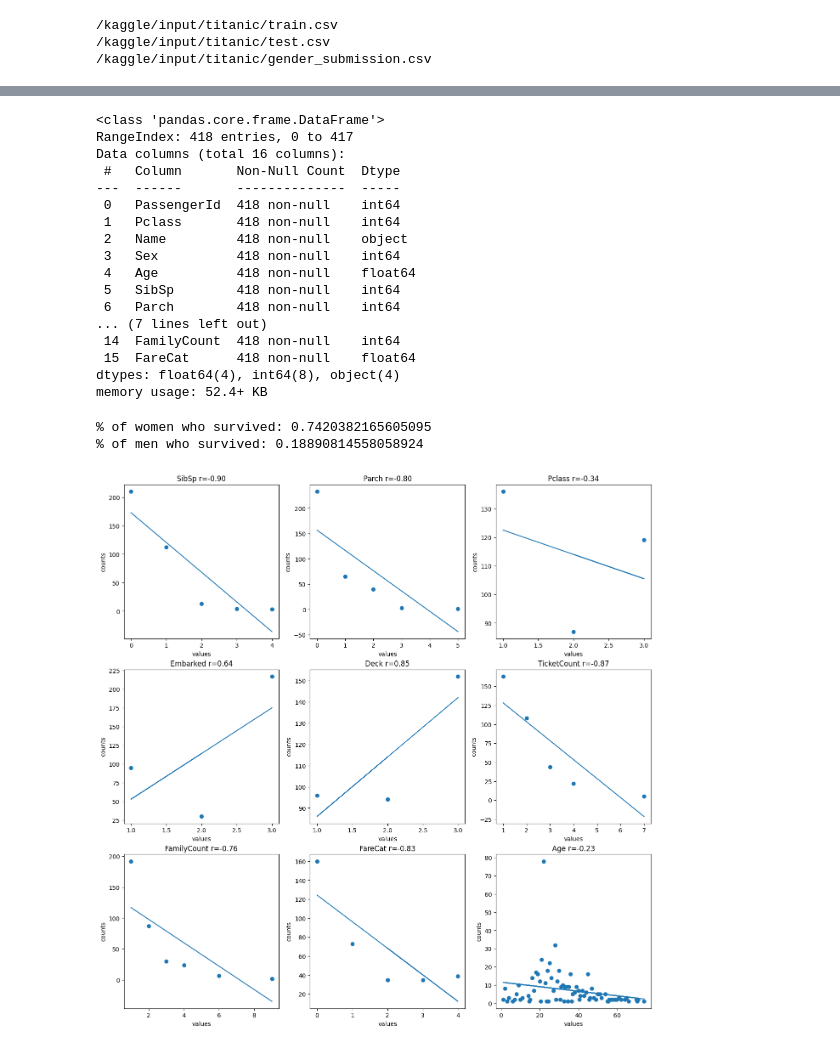
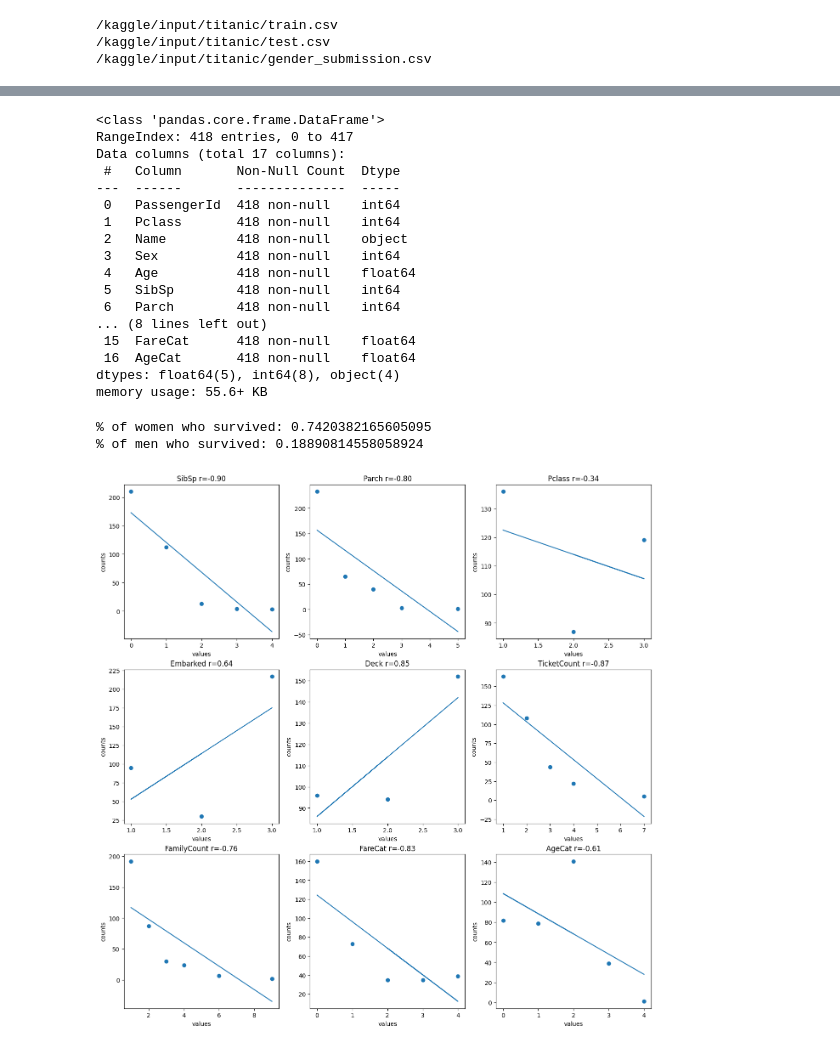
Before and after one commit to BlackStoneShadow/Python, a Jupyter notebook: MLearning/Basic/Lesson5/titanic.ipynb, the cells around one changed output, grey strips where cells are left out. Drawn from its saved outputs; the diff is of its cells as text; code cells hidden in the pictures.

```diff
--- a/MLearning/Basic/Lesson5/titanic.ipynb
+++ b/MLearning/Basic/Lesson5/titanic.ipynb
@@ -70,6 +70,7 @@ def replace(data):
     data["TicketCount"] = data.groupby('Ticket')['Ticket'].transform('count')
     data["FamilyCount"] = data.groupby('Family')['Family'].transform('count')
     data["FareCat"] = pd.cut(data['Fare'], bins=[data['Fare'].min(), 25, 50, 75, 100, data['Fare'].max()], labels=False)
+    data["AgeCat"] = pd.cut(data['Age'], bins=[data['Age'].min(), 18, 25, 45, 65, data['Age'].max()], labels=False)
 
     return data
 # %%
@@ -96,6 +97,7 @@ train_data = replace(train_data)
 train_data = Calc_NaN(train_data, "Embarked", ["Pclass", "Sex", "SibSp", "Parch", "FamilyCount"])
 train_data = Calc_NaN(train_data, "FareCat", ["Pclass", "Sex", "SibSp", "Parch", "FamilyCount", "Embarked"])
 train_data = Calc_NaN(train_data, "Age", ["Pclass", "Sex", "SibSp", "Parch", "Embarked", "FamilyCount", "FareCat"])
+train_data = Calc_NaN(train_data, "AgeCat", ["Pclass", "Sex", "SibSp", "Parch", "Embarked", "FamilyCount", "FareCat", "Age"])
 train_data = Calc_NaN(train_data, "Deck", ["Pclass", "Sex", "SibSp", "Parch", "Embarked", "FamilyCount", "FareCat", "Age"])
 
 train_data.info()
@@ -133,12 +135,13 @@ test_data = replace(test_data)
 test_data = Calc_NaN(test_data, "Age", ["Pclass", "Sex", "SibSp", "Parch", "Embarked"])
 test_data = Calc_NaN(test_data, "Deck", ["Pclass", "Sex", "SibSp", "Parch", "Embarked", "Age"])
 test_data = Calc_NaN(test_data, "FareCat", ["Pclass", "Sex", "SibSp", "Parch", "Embarked"])
+test_data = Calc_NaN(test_data, "AgeCat", ["Pclass", "Sex", "SibSp", "Parch", "Embarked", "Age"])
 
 test_data.info()
 # %% [output]
 <class 'pandas.core.frame.DataFrame'>
 RangeIndex: 418 entries, 0 to 417
-Data columns (total 16 columns):
+Data columns (total 17 columns):
  #   Column       Non-Null Count  Dtype
 ---  ------       --------------  -----
  0   PassengerId  418 non-null    int64
@@ -148,11 +151,11 @@ Data columns (total 16 columns):
  4   Age          418 non-null    float64
  5   SibSp        418 non-null    int64
  6   Parch        418 non-null    int64
-... (7 lines left out)
- 14  FamilyCount  418 non-null    int64
+... (8 lines left out)
  15  FareCat      418 non-null    float64
-dtypes: float64(4), int64(8), object(4)
-memory usage: 52.4+ KB
+ 16  AgeCat       418 non-null    float64
+dtypes: float64(5), int64(8), object(4)
+memory usage: 55.6+ KB
 # %%
 women = train_data.loc[train_data.Sex == 0]["Survived"]
 print("% of women who survived:", sum(women)/len(women))
@@ -164,24 +167,24 @@ print("% of men who survived:", sum(men)/len(men))
 # %%
 import matplotlib.pyplot as plt
 
 plt.figure(figsize=(16, 16))
-features = {"SibSp":1, "Parch":1, "Pclass":1, "Embarked":1, "Deck":1, "TicketCount":1, "FamilyCount":1, "FareCat":1, "Age":0}
+features = {"SibSp":1, "Parch":1, "Pclass":1, "Embarked":1, "Deck":1, "TicketCount":1, "FamilyCount":1, "FareCat":1, "AgeCat":1}
 
 for key, value in features.items():
     value_count = train_data.loc[train_data.Survived == value][key].value_counts()
     x = np.array(value_count.index.tolist())
     y = np.array(value_count.tolist())
     b1 = (np.mean(x * y) - np.mean(x) * np.mean(y)) / (np.mean(x ** 2) - np.mean(x) ** 2)
     b0 = np.mean(y) - b1 * np.mean(x)
 
     plt.subplot(3, 3, list(features.keys()).index(key) + 1)
     plt.scatter(x, y)
     plt.plot(x, b0 + b1 * x)
     plt.title(f"{key} r={np.corrcoef(x, y)[1][0]:.2f}")
     plt.xlabel('values')
     plt.ylabel('counts')
 
 plt.show()
 # %% [output]
-[figure, old version]
+[figure, new version]
 # %%
```
Also changed, not shown: parts of 5 cells of this notebook, 1 other file.
